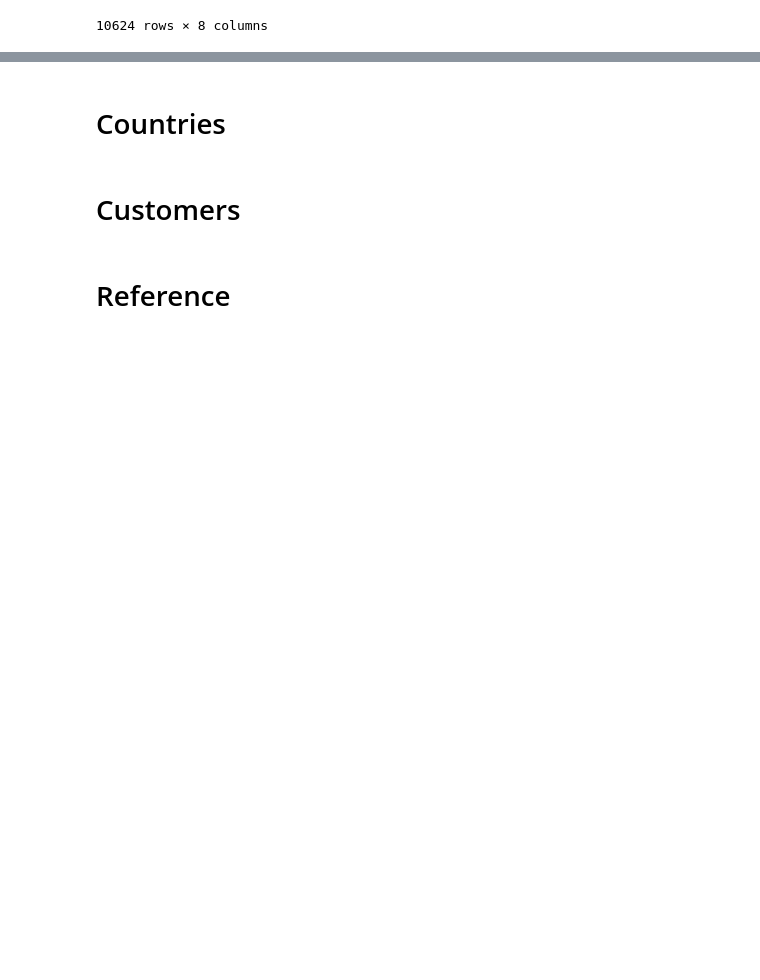
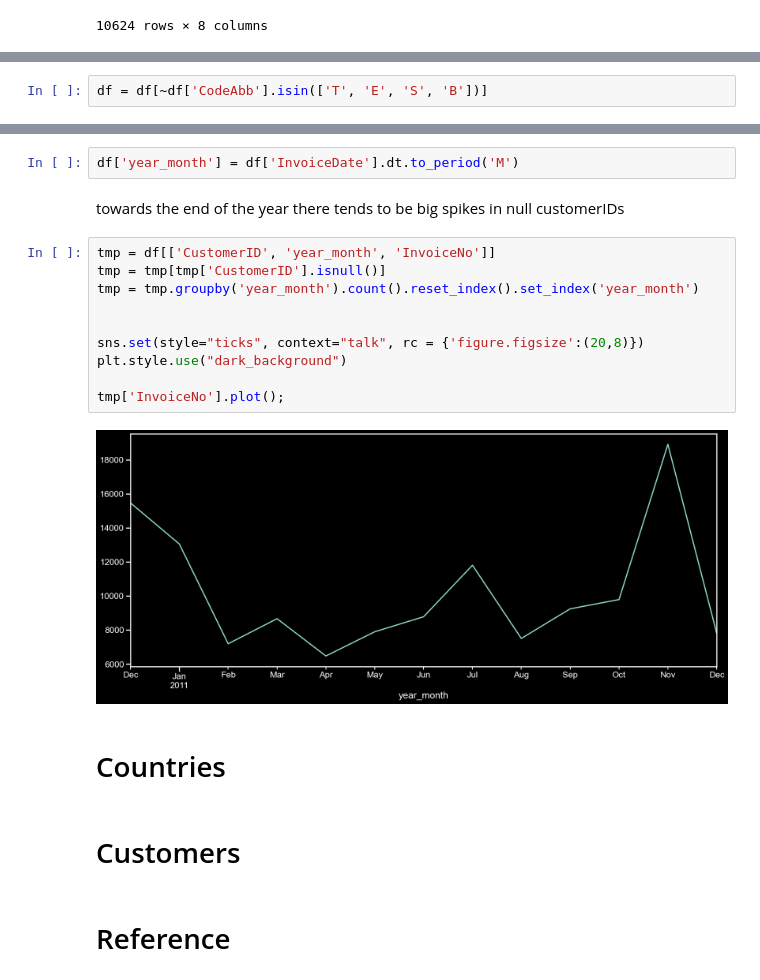
Before and after one commit to angie-xiao/ecommerce, a Jupyter notebook: 1_EDA.ipynb, the cells around one changed output, grey strips where cells are left out. Saved outputs shown, nothing was run; the diff lists cells and outputs as text; blank space fills up the shorter version.

```diff
--- a/1_EDA.ipynb
+++ b/1_EDA.ipynb
@@ -210,0 +249,2 @@ the largest quantity was 5568. That sounds a bit strange, when 75% percentile wa
+# %%
+df = df[~df['CodeAbb'].isin(['T', 'E', 'S', 'B'])]
@@ -211,3 +281,19 @@ the largest quantity was 5568. That sounds a bit strange, when 75% percentile wa
+# %%
+df['year_month'] = df['InvoiceDate'].dt.to_period('M')
+# %% [markdown]
+towards the end of the year there tends to be big spikes in null customerIDs
+# %%
+tmp = df[['CustomerID', 'year_month', 'InvoiceNo']]
+tmp = tmp[tmp['CustomerID'].isnull()]
+tmp = tmp.groupby('year_month').count().reset_index().set_index('year_month')
+
+
+sns.set(style="ticks", context="talk", rc = {'figure.figsize':(20,8)})
+plt.style.use("dark_background")
+
+tmp['InvoiceNo'].plot();
+# %% [output]
+[figure, added]
 # %% [markdown]
 # Countries
 # %% [markdown]
```
Also changed, not shown: parts of 40 cells of this notebook.
